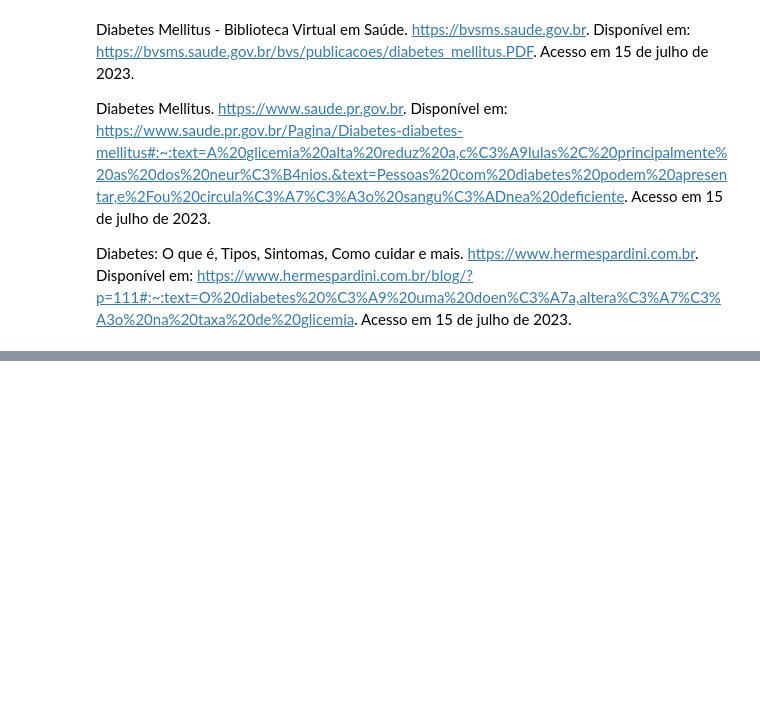
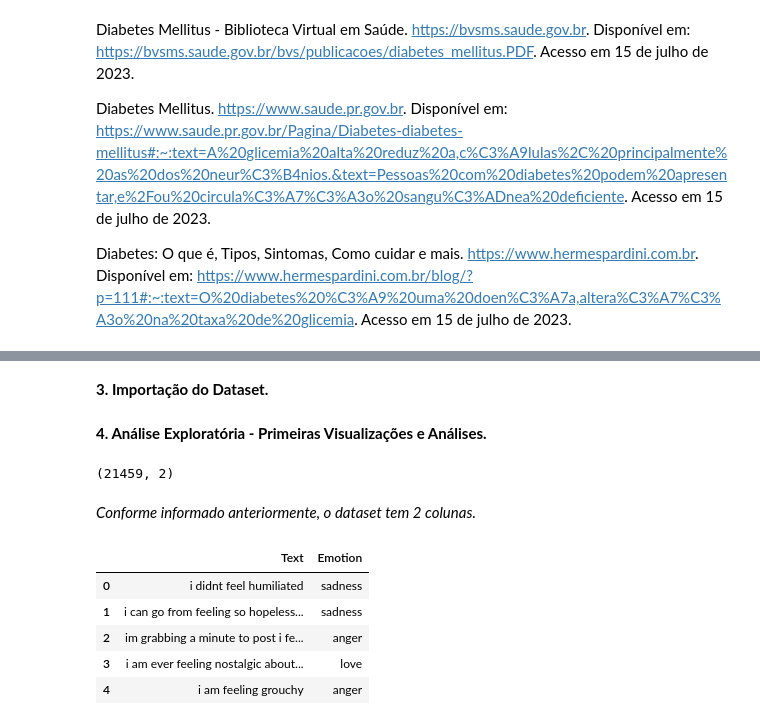
Before and after one commit to PedroHudson/Machine_Learning_testes, a Jupyter notebook: MVP_Machine_Learning_&_Analytics.ipynb, the cells around one changed output, grey strips where cells are left out. Drawn from its saved outputs; the diff is of its cells as text; code cells hidden in the pictures; blank space fills up the shorter version.

```diff
--- a/MVP_Machine_Learning_&_Analytics.ipynb
+++ b/MVP_Machine_Learning_&_Analytics.ipynb
@@ -553,0 +590,32 @@ Diabetes: O que é, Tipos, Sintomas, Como cuidar e mais. https://www.hermespardi
+# %% [markdown]
+**3. Importação do Dataset.**
+# %%
+# Importando dados da url para um dataframe
+
+# url a importar
+
+url_dados = 'https://github.com/PedroHudson/Deep_Learning/blob/main/emotion.csv?raw=true'
+
+# carga do dataset através da url
+dataset = pd.read_csv(url_dados, sep=';', encoding = 'ISO-8859-1')
+dataset[['Text', 'Emotion']] = dataset['Text,Emotion'].str.split(',', 1, expand=True)
+dataset = dataset[['Text', 'Emotion']]
+# %% [markdown]
+**4. Análise Exploratória - Primeiras Visualizações e Análises.**
+# %%
+# Visualização da quantidade de instâncias e atributos do dataset
+dataset.shape
+# %% [output]
+(21459, 2)
+# %% [markdown]
+*Conforme informado anteriormente, o dataset tem 2 colunas.*
+# %%
+# Visualização das primeiras linhas do dataframe
+dataset.head()
+# %% [output]
+|  | Text | Emotion |
+| 0 | i didnt feel humiliated | sadness |
+| 1 | i can go from feeling so hopeless... | sadness |
+| 2 | im grabbing a minute to post i fe... | anger |
+| 3 | i am ever feeling nostalgic about... | love |
+| 4 | i am feeling grouchy | anger |
```
Also changed, not shown: parts of 45 cells of this notebook.
